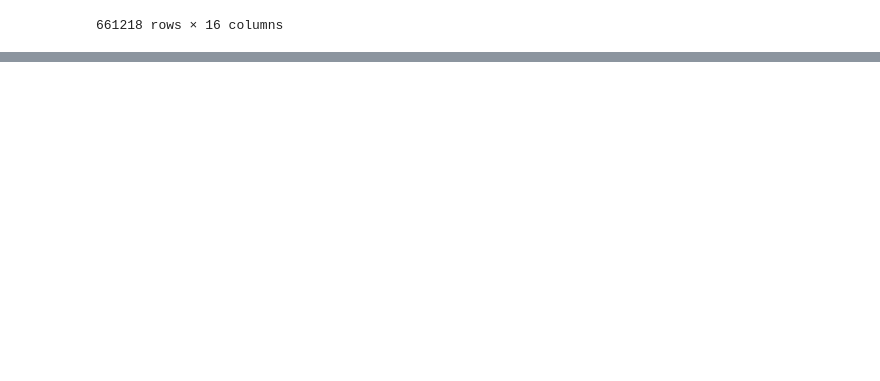
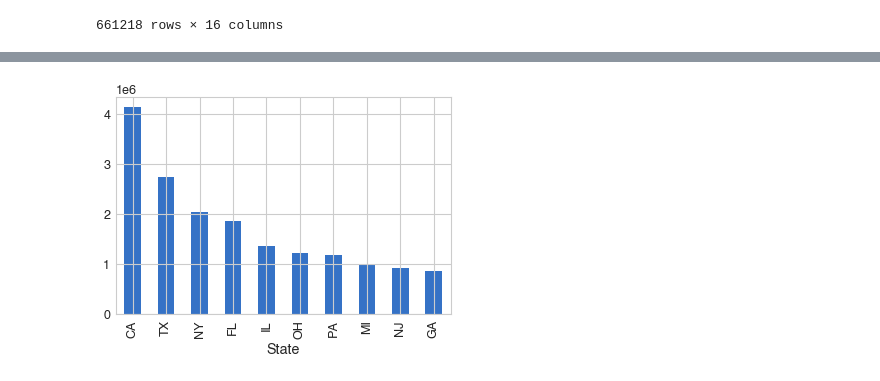
Before and after one commit to mdominguez2010/PPP-Loans, a Jupyter notebook: main.ipynb, the cells around one changed output, grey strips where cells are left out. Saved outputs shown, nothing was run; the diff lists cells and outputs as text; code cells hidden in the pictures; blank space fills up the shorter version.

```diff
--- a/main.ipynb
+++ b/main.ipynb
@@ -23,0 +51,15 @@ data
+# %%
+data['BusinessName'].dropna(inplace=True)
+data['Address'].dropna(inplace=True)
+data['City'].dropna(inplace=True)
+data['Zip'].dropna(inplace=True)
+data['NAICSCode'].dropna(inplace=True)
+data['BusinessType'].dropna(inplace=True)
+data['JobsRetained'].dropna(inplace=True)
+
+# For-profit companies have a label 'NaN' for some reason
+data['NonProfit'].fillna(value='N', inplace=True)
+# %%
+# Remove states with 'XX'
+xx_index = data[data['State'] == 'XX'].index.tolist()
+data.drop(xx_index, axis=0, inplace=True)
@@ -23,0 +68,3 @@ data
+# %%
+# remove letter before range amount
+data['LoanRange'] = [x[2:] for x in data['LoanRange']]
@@ -23,0 +77,6 @@ data
+# %%
+# Total jobs retained by State
+data.groupby(by='State')['JobsRetained'].sum().sort_values(ascending=False).head(10).plot.bar()
+plt.show();
+# %% [output]
+[figure, added]
```
Also changed, not shown: parts of 11 cells of this notebook.
